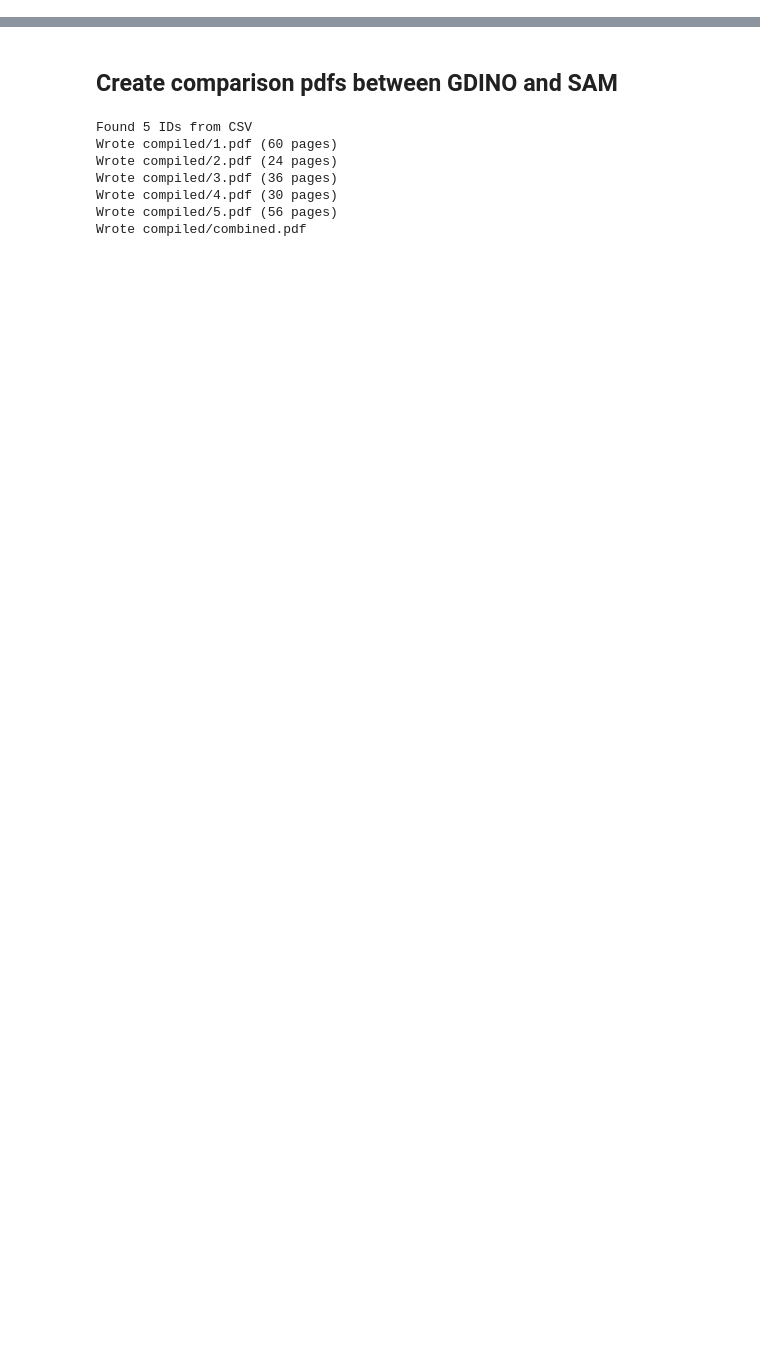
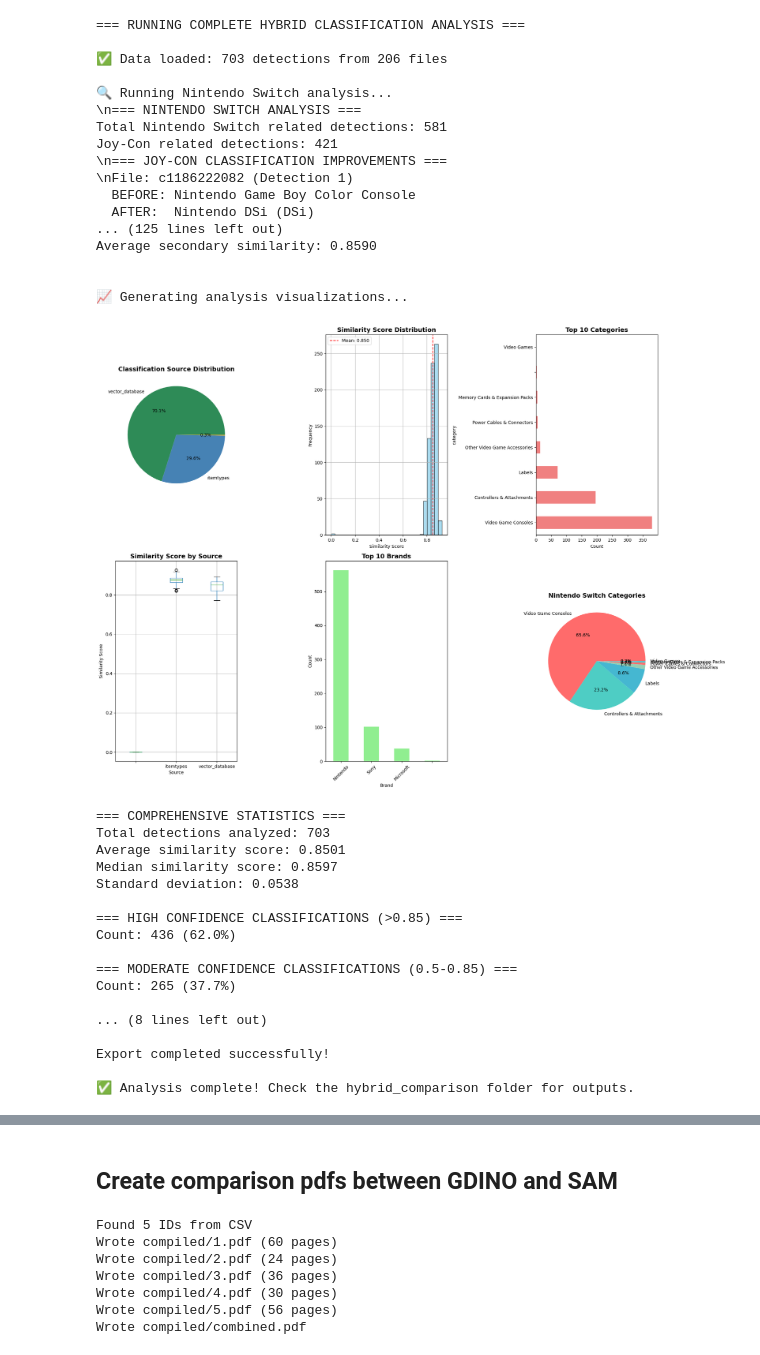
Before and after one commit to jovitaeliana/strustore, a Jupyter notebook: lens/comparison.ipynb, the cells around one changed output, grey strips where cells are left out. Cells and saved outputs as stored; diff of their text form; code cells hidden in the pictures; blank space fills up the shorter version.

```diff
--- a/lens/comparison.ipynb
+++ b/lens/comparison.ipynb
@@ -0,0 +389,69 @@
+# %%
+# Run the complete hybrid classification analysis
+print("=== RUNNING COMPLETE HYBRID CLASSIFICATION ANALYSIS ===\n")
+
+# Step 1: Check if data is loaded
+if 'df' not in globals() or df.empty:
+    print("Data not loaded. Please run the data collection cell first.")
+else:
+    print(f"✅ Data loaded: {len(df)} detections from {df['file_stem'].nunique()} files")
+
+    # Step 2: Run Nintendo Switch analysis
+    print("\n🔍 Running Nintendo Switch analysis...")
+    nintendo_df, joycon_df = analyze_nintendo_switch_improvements()
+
+    # Step 3: Generate comprehensive report
+    print("\n📊 Generating comprehensive report...")
+    generate_comparison_report()
+
+    # Step 4: Generate analysis plots
+    print("\n📈 Generating analysis visualizations...")
+    generate_analysis_plots()
+
+    # Step 5: Export data
+    print("\n💾 Exporting analysis data...")
+    export_analysis_data()
+
+    print("\n✅ Analysis complete! Check the hybrid_comparison folder for outputs.")
+
+# Make variables globally available for other cells
+if 'nintendo_df' in locals():
+    globals()['nintendo_df'] = nintendo_df
+if 'joycon_df' in locals():
+    globals()['joycon_df'] = joycon_df
+# %% [output]
+=== RUNNING COMPLETE HYBRID CLASSIFICATION ANALYSIS ===
+
+✅ Data loaded: 703 detections from 206 files
+
+🔍 Running Nintendo Switch analysis...
+\n=== NINTENDO SWITCH ANALYSIS ===
+Total Nintendo Switch related detections: 581
+Joy-Con related detections: 421
+\n=== JOY-CON CLASSIFICATION IMPROVEMENTS ===
+\nFile: c1186222082 (Detection 1)
+  BEFORE: Nintendo Game Boy Color Console
+  AFTER:  Nintendo DSi (DSi)
+... (125 lines left out)
+Average secondary similarity: 0.8590
+
+
+📈 Generating analysis visualizations...
+[figure, added]
+=== COMPREHENSIVE STATISTICS ===
+Total detections analyzed: 703
+Average similarity score: 0.8501
+Median similarity score: 0.8597
+Standard deviation: 0.0538
+
+=== HIGH CONFIDENCE CLASSIFICATIONS (>0.85) ===
+Count: 436 (62.0%)
+
+=== MODERATE CONFIDENCE CLASSIFICATIONS (0.5-0.85) ===
+Count: 265 (37.7%)
+
+... (8 lines left out)
+
+Export completed successfully!
+
+✅ Analysis complete! Check the hybrid_comparison folder for outputs.
```
Also changed, not shown: parts of 8 cells of this notebook, 8 other files.
